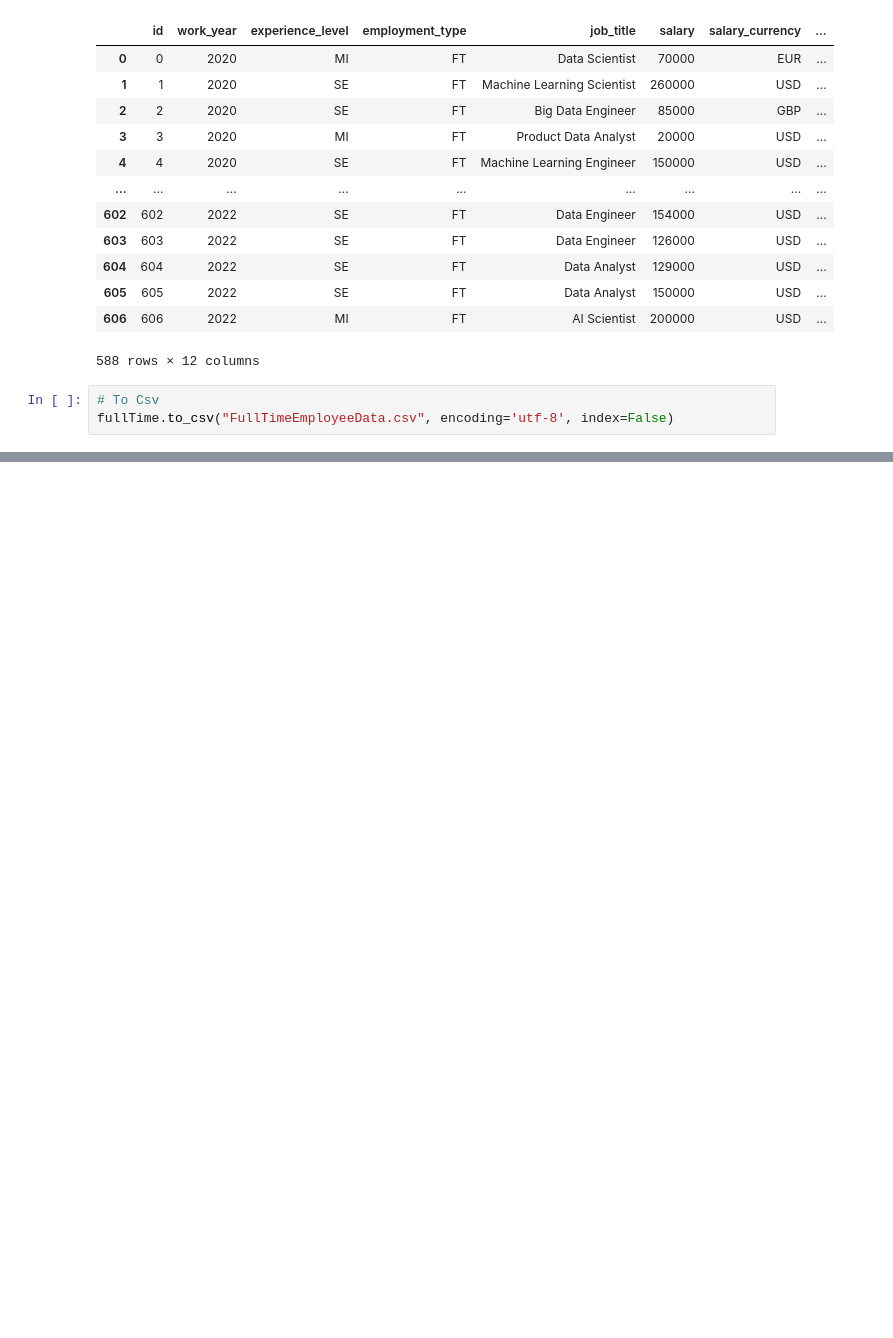
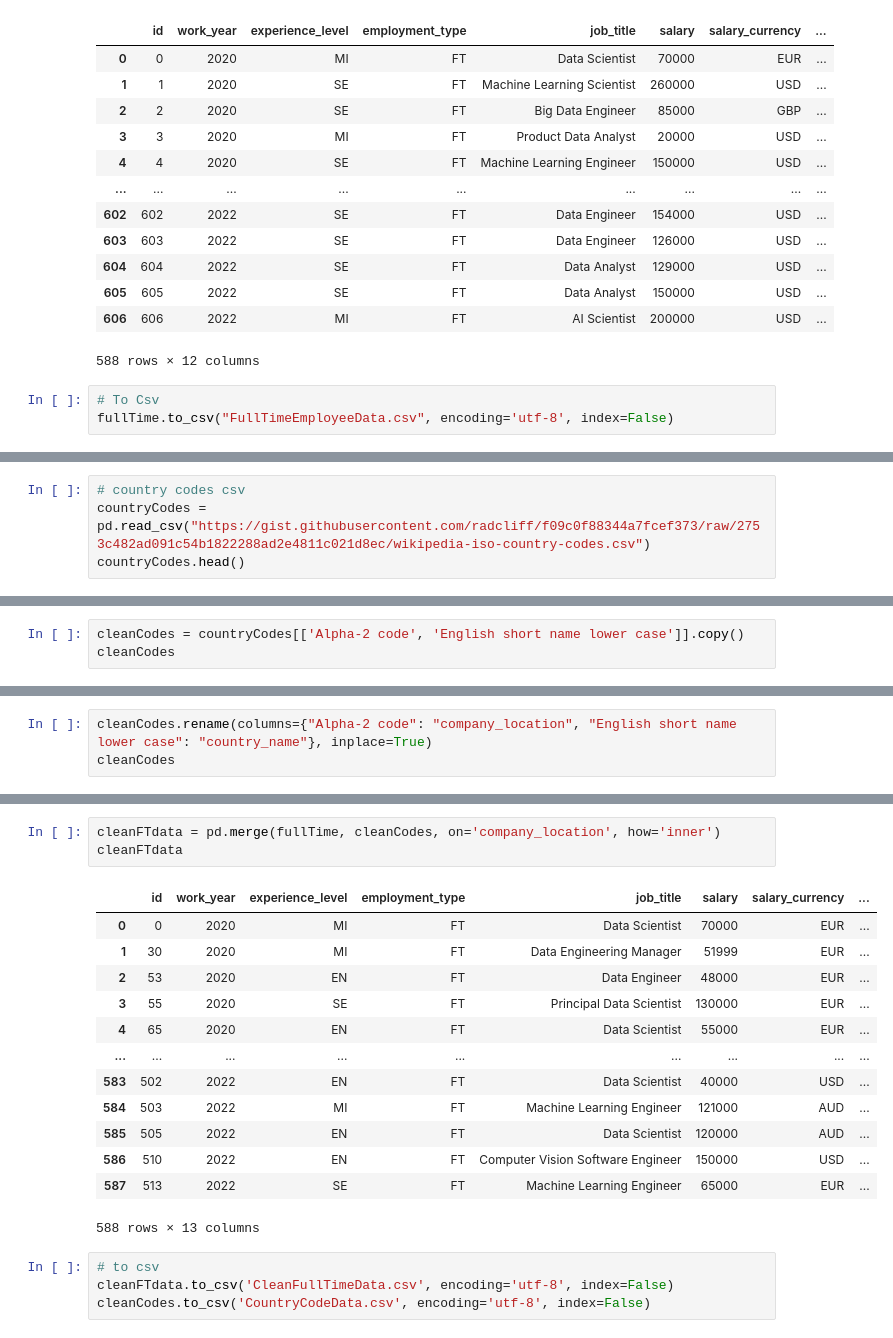
Before and after one commit to kealvarez/project3, a Jupyter notebook: resources/dataCleaning.ipynb, the cells around one changed output, grey strips where cells are left out. Drawn from its saved outputs; the diff is of its cells as text; blank space fills up the shorter version.

Commit message:
quick data cleaning and merging

```diff
--- a/resources/dataCleaning.ipynb
+++ b/resources/dataCleaning.ipynb
@@ -67,0 +76,4 @@ fullTime.to_csv("FullTimeEmployeeData.csv", encoding='utf-8', index=False)
+# %%
+# country codes csv
+countryCodes = pd.read_csv("https://gist.githubusercontent.com/radcliff/f09c0f88344a7fcef373/raw/2753c482ad091c54b1822288ad2e4811c021d8ec/wikipedia-iso-country-codes.csv")
+countryCodes.head()
@@ -67,0 +87,3 @@ fullTime.to_csv("FullTimeEmployeeData.csv", encoding='utf-8', index=False)
+# %%
+cleanCodes = countryCodes[['Alpha-2 code', 'English short name lower case']].copy()
+cleanCodes
@@ -67,0 +104,3 @@ fullTime.to_csv("FullTimeEmployeeData.csv", encoding='utf-8', index=False)
+# %%
+cleanCodes.rename(columns={"Alpha-2 code": "company_location", "English short name lower case": "country_name"}, inplace=True)
+cleanCodes
@@ -67,0 +121,21 @@ fullTime.to_csv("FullTimeEmployeeData.csv", encoding='utf-8', index=False)
+# %%
+cleanFTdata = pd.merge(fullTime, cleanCodes, on='company_location', how='inner')
+cleanFTdata
+# %% [output]
+|  | id | work_year | experience_level | employment_type | job_title | salary | salary_currency | ... |
+| 0 | 0 | 2020 | MI | FT | Data Scientist | 70000 | EUR | ... |
+| 1 | 30 | 2020 | MI | FT | Data Engineering Manager | 51999 | EUR | ... |
+| 2 | 53 | 2020 | EN | FT | Data Engineer | 48000 | EUR | ... |
+| 3 | 55 | 2020 | SE | FT | Principal Data Scientist | 130000 | EUR | ... |
+| 4 | 65 | 2020 | EN | FT | Data Scientist | 55000 | EUR | ... |
+| ... | ... | ... | ... | ... | ... | ... | ... | ... |
+| 583 | 502 | 2022 | EN | FT | Data Scientist | 40000 | USD | ... |
+| 584 | 503 | 2022 | MI | FT | Machine Learning Engineer | 121000 | AUD | ... |
+| 585 | 505 | 2022 | EN | FT | Data Scientist | 120000 | AUD | ... |
+| 586 | 510 | 2022 | EN | FT | Computer Vision Software Engineer | 150000 | USD | ... |
+| 587 | 513 | 2022 | SE | FT | Machine Learning Engineer | 65000 | EUR | ... |
+588 rows × 13 columns
+# %%
+# to csv
+cleanFTdata.to_csv('CleanFullTimeData.csv', encoding='utf-8', index=False)
+cleanCodes.to_csv('CountryCodeData.csv', encoding='utf-8', index=False)
```
Also changed, not shown: parts of 4 cells of this notebook, 3 other files.
